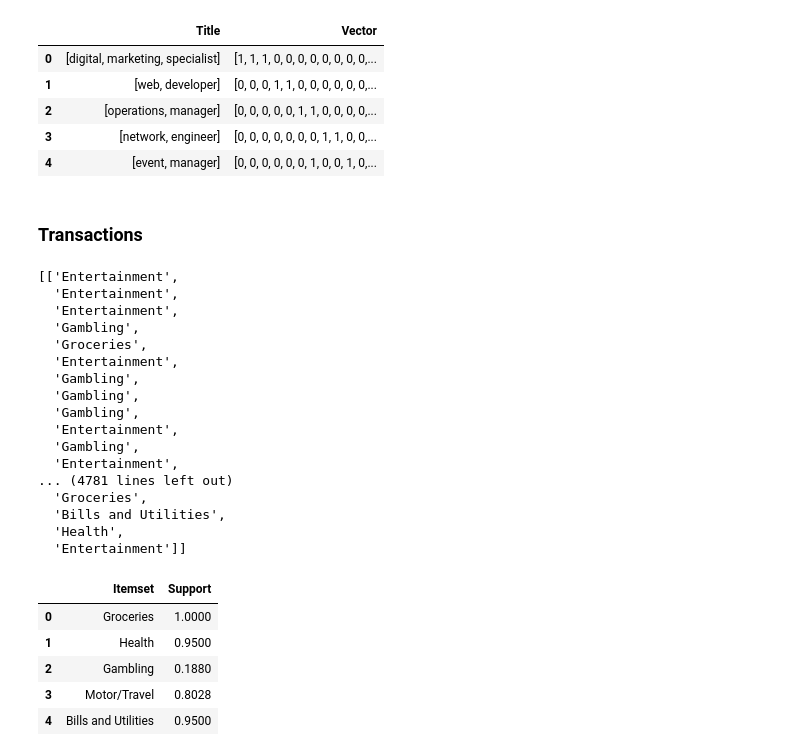
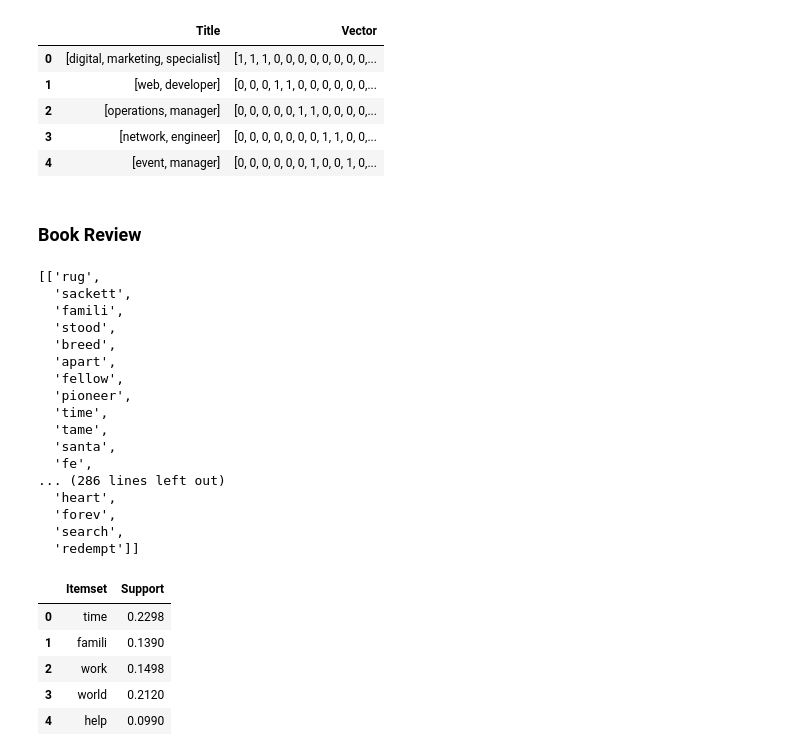
Before and after one commit to titim789/Data_Analytics_Project, a Jupyter notebook: Assignment 2/Clustering Adapter/adapter.ipynb, the cells around one changed output. Drawn from its saved outputs; the diff is of its cells as text; code cells hidden in the pictures.

```diff
--- a/Assignment 2/Clustering Adapter/adapter.ipynb
+++ b/Assignment 2/Clustering Adapter/adapter.ipynb
@@ -223,48 +223,51 @@ result_freq_title_w_vectors.head()
 | 4 | [event, manager] | [0, 0, 0, 0, 0, 0, 1, 0, 0, 1, 0,... |
 # %%
 result_freq_title_w_vectors.to_csv("../Clustering/Dataset/job_infreq_vector.csv")
-# %% [markdown]
-### Transactions
+# %% [markdown]
+### Book Review
 # %%
-dataset = pd.read_csv('../Apriori/Dataset/transactions.csv', names=['Transaction'], converters={"Transaction": literal_eval})
+import pandas as pd
+from ast import literal_eval
+
+dataset = pd.read_csv('../Apriori/Dataset/book_review.csv', names=['description'], converters={"description": literal_eval})
 
 def preprocess_data(df):
     transactions = []
     for index, row in df.iterrows():
-        transaction = row["Transaction"]
+        transaction = row["description"]
         transactions.append(transaction)
     return transactions
 
-transactions = preprocess_data(dataset)
-transactions[:5]
+descriptions = preprocess_data(dataset)
+descriptions[:5]
 # %% [output]
-[['Entertainment',
-  'Entertainment',
-  'Entertainment',
-  'Gambling',
-  'Groceries',
-  'Entertainment',
-  'Gambling',
-  'Gambling',
-  'Gambling',
-  'Entertainment',
-  'Gambling',
-  'Entertainment',
-... (4781 lines left out)
-  'Groceries',
-  'Bills and Utilities',
-  'Health',
-  'Entertainment']]
+[['rug',
+  'sackett',
+  'famili',
+  'stood',
+  'breed',
+  'apart',
+  'fellow',
+  'pioneer',
+  'time',
+  'tame',
+  'santa',
+  'fe',
+... (286 lines left out)
+  'heart',
+  'forev',
+  'search',
+  'redempt']]
 # %%
-transaction_freq_dataset = pd.read_csv('../Apriori/Frequent Itemsets/transactions_0.01_1.csv', converters={"Itemset": literal_eval})
-transaction_freq_dataset = transaction_freq_dataset[transaction_freq_dataset.Itemset.map(len) == 1]
-transaction_freq_dataset["Itemset"] = transaction_freq_dataset["Itemset"].apply(lambda x: ",".join(map(str,x)))
-transaction_freq_dataset.head()
+book_freq_dataset = pd.read_csv('../Apriori/Frequent Itemsets/books_0.09_1.csv', converters={"Itemset": literal_eval})
+book_freq_dataset = book_freq_dataset[book_freq_dataset.Itemset.map(len) == 1]
+book_freq_dataset["Itemset"] = book_freq_dataset["Itemset"].apply(lambda x: ",".join(map(str,x)))
+book_freq_dataset.head()
 # %% [output]
 |  | Itemset | Support |
-| 0 | Groceries | 1.0000 |
-| 1 | Health | 0.9500 |
-| 2 | Gambling | 0.1880 |
-| 3 | Motor/Travel | 0.8028 |
-| 4 | Bills and Utilities | 0.9500 |
+| 0 | time | 0.2298 |
+| 1 | famili | 0.1390 |
+| 2 | work | 0.1498 |
+| 3 | world | 0.2120 |
+| 4 | help | 0.0990 |
 # %%
```
Also changed, not shown: parts of 5 cells of this notebook, 1 other file.
